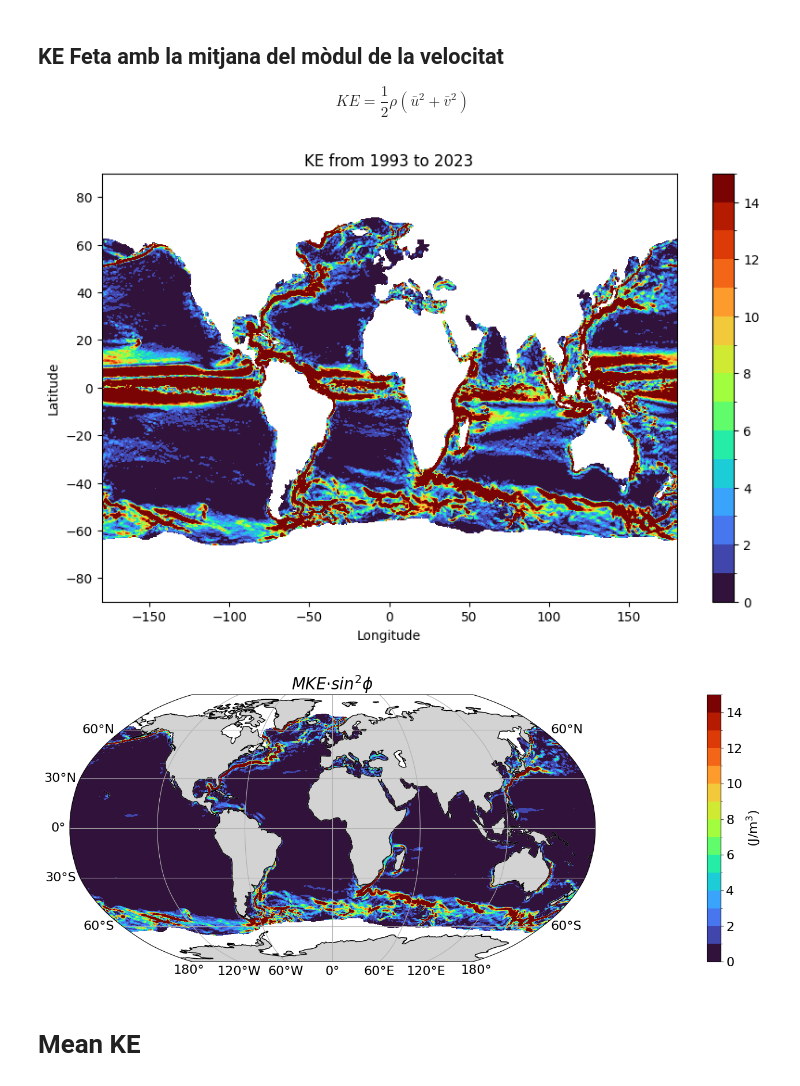
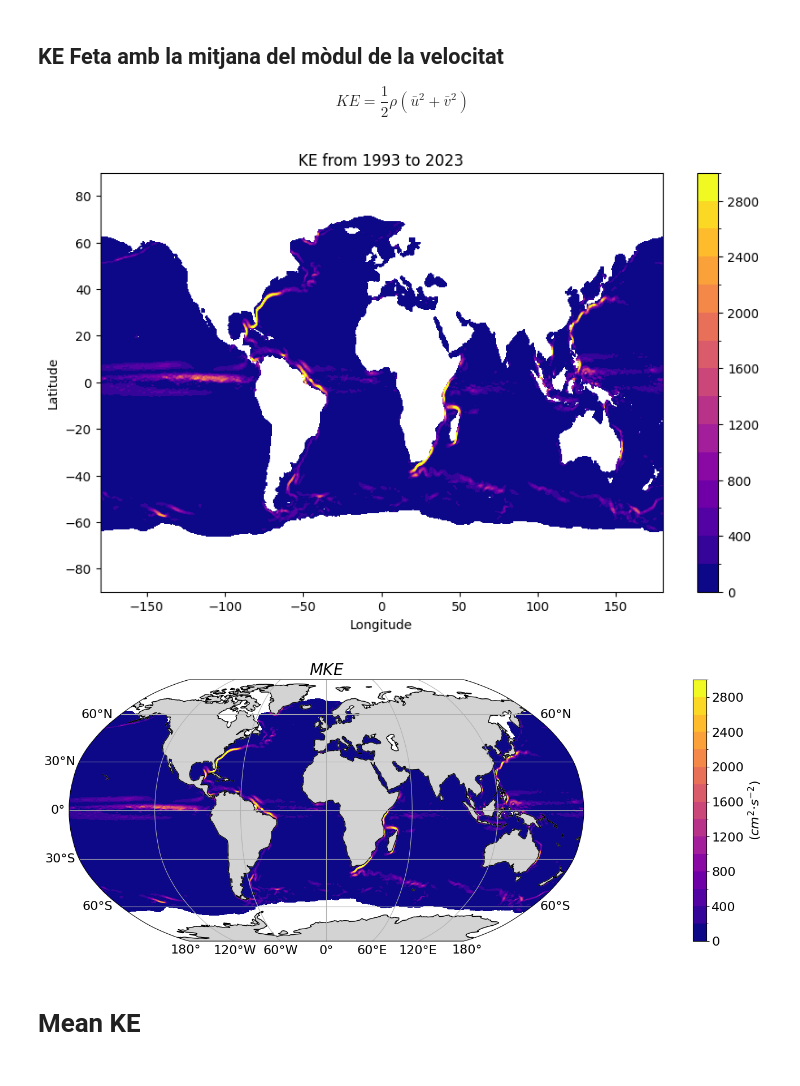
Before and after one commit to MariaRPal/PEX-code, a Jupyter notebook: final.ipynb, the cells around one changed output. Drawn from its saved outputs; the diff is of its cells as text; code cells hidden in the pictures.

Commit message:
plots

```diff
--- a/final.ipynb
+++ b/final.ipynb
@@ -71,7 +71,14 @@ import matplotlib as mpl
 from matplotlib import cm
 import cartopy.crs as ccrs
 import cartopy.feature as cfeature
+import xarray as xr
 
+mean_EKE = np.load('mean_EKE.npy')
+mean_EKE = mean_EKE/1025 *10**4
+
+ds = xr.open_dataset('1993\dt_global_allsat_phy_l4_19930101_20210726.nc'
+
+                     )
 
 longitude, latitude = np.meshgrid(ds.longitude, ds.latitude)
 '''
@@ -97,10 +104,10 @@ plt.title('EKE from 1993 to 2023')
 plt.show()
 '''
 plt.figure(figsize=(50, 6))
-f = (np.sin(latitude * np.pi / 180)) ** 2
+#f = (np.sin(latitude * np.pi / 180)) ** 2
 
-bounds = np.arange(0, 400, 25)
-cmp = plt.get_cmap('turbo')
+bounds = [0,200, 400, 600, 800, 1000, 1200, 1400, 1600, 1800, 2000, 2200, 2400, 2600, 2800, 3000]
+cmp = plt.get_cmap('plasma')
 norm = mpl.colors.BoundaryNorm(bounds, cmp.N)
 
 ax = plt.axes(projection=ccrs.Robinson())
@@ -115,14 +122,14 @@ gl.right_labels = False
 gl.xlabel_style = {'size': 16}
 gl.ylabel_style = {'size': 16}
 
-contour_plot = ax.contourf(longitude, latitude, mean_EKE * f, bounds, cmap=cmp, norm=norm, transform=ccrs.PlateCarree())
+contour_plot = ax.contourf(longitude, latitude, mean_EKE, bounds, cmap=cmp, norm=norm, transform=ccrs.PlateCarree())
 
 cbar = plt.colorbar(mpl.cm.ScalarMappable(cmap=cmp, norm=norm))
-cbar.set_label(r'(J/m$^3$)', fontsize=16)
+cbar.set_label(r'$(cm^2·s^{-2})$', fontsize=16)
 cbar.ax.tick_params(labelsize=16)
 
 ax.set_xlabel('Longitude', fontsize=14)
 ax.set_ylabel('Latitude', fontsize=14)
-plt.title(r'$\overline{EKE} · sin^2\phi$', fontsize=20)
+plt.title(r'$\overline{EKE}$', fontsize=20)
 plt.show()
 # %% [output]
@@ -153,11 +160,13 @@ np.save('mean_KE.npy', mean_KE)
 # %%
 longitude, latitude = np.meshgrid(ds.longitude, ds.latitude)
 
+mean_KE = np.load('mean_KE.npy')
+mean_KE = mean_KE/1025 *10**4
 
 plt.figure(figsize=(10, 6))
 
-bounds = [0,1,2,3,4,5,6,7,8,9,10,11,12,13,14,1000]
-cmp = plt.get_cmap('turbo')
+bounds = [0,200, 400, 600, 800, 1000, 1200, 1400, 1600, 1800, 2000, 2200, 2400, 2600, 2800, 3000]
+cmp = plt.get_cmap('plasma')
 norm = mpl.colors.BoundaryNorm(bounds,cmp.N)
 
 plt.contourf(longitude, latitude,mean_KE, bounds,cmap= cmp, norm = norm)
@@ -169,38 +178,38 @@ plt.colorbar(mpl.cm.ScalarMappable(cmap = cmp, norm = norm))
 
 plt.xlabel('Longitude')
 plt.ylabel('Latitude')
 plt.title('KE from 1993 to 2023')
 plt.show()
 
 
 plt.figure(figsize=(50, 6))
 f = (np.sin(latitude * np.pi / 180)) ** 2
 
 ax = plt.axes(projection=ccrs.Robinson())
 
 land = cfeature.NaturalEarthFeature('physical', 'land', '110m', edgecolor='face', facecolor='lightgray')
 ax.add_feature(land)
 ax.add_feature(cfeature.COASTLINE)
 
 gl = ax.gridlines(draw_labels=True)
 gl.top_labels = False
 gl.right_labels = False
 gl.xlabel_style = {'size': 16}
 gl.ylabel_style = {'size': 16}
 
-contour_plot = ax.contourf(longitude, latitude, mean_KE * f, bounds, cmap=cmp, norm=norm, transform=ccrs.PlateCarree())
+contour_plot = ax.contourf(longitude, latitude, mean_KE, bounds, cmap=cmp, norm=norm, transform=ccrs.PlateCarree())
 
 cbar = plt.colorbar(mpl.cm.ScalarMappable(cmap=cmp, norm=norm))
-cbar.set_label(r'(J/m$^3$)', fontsize=16)
+cbar.set_label(r'$(cm^2·s^{-2})$', fontsize=16)
 cbar.ax.tick_params(labelsize=16)
 
 ax.set_xlabel('Longitude', fontsize=14)
 ax.set_ylabel('Latitude', fontsize=14)
-plt.title(r'$MKE · sin^2\phi$', fontsize=20)
+plt.title(r'$MKE$', fontsize=20)
 plt.show()
 # %% [output]
-[figure, old version]
+[figure, new version]
-[figure, old version]
+[figure, new version]
 # %% [markdown]
 # Mean KE
 # %%
```
Also changed, not shown: parts of 3 cells of this notebook.
